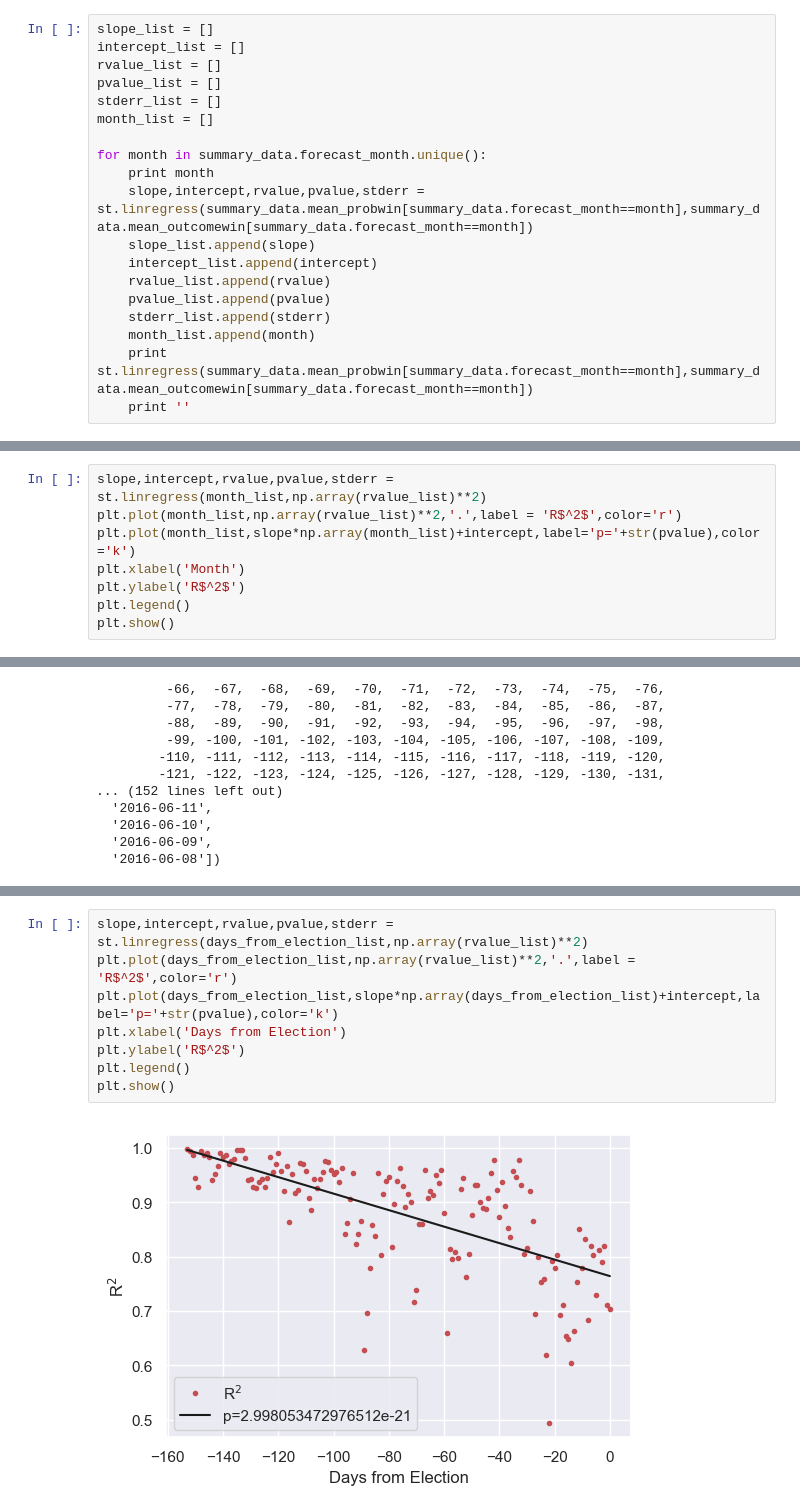
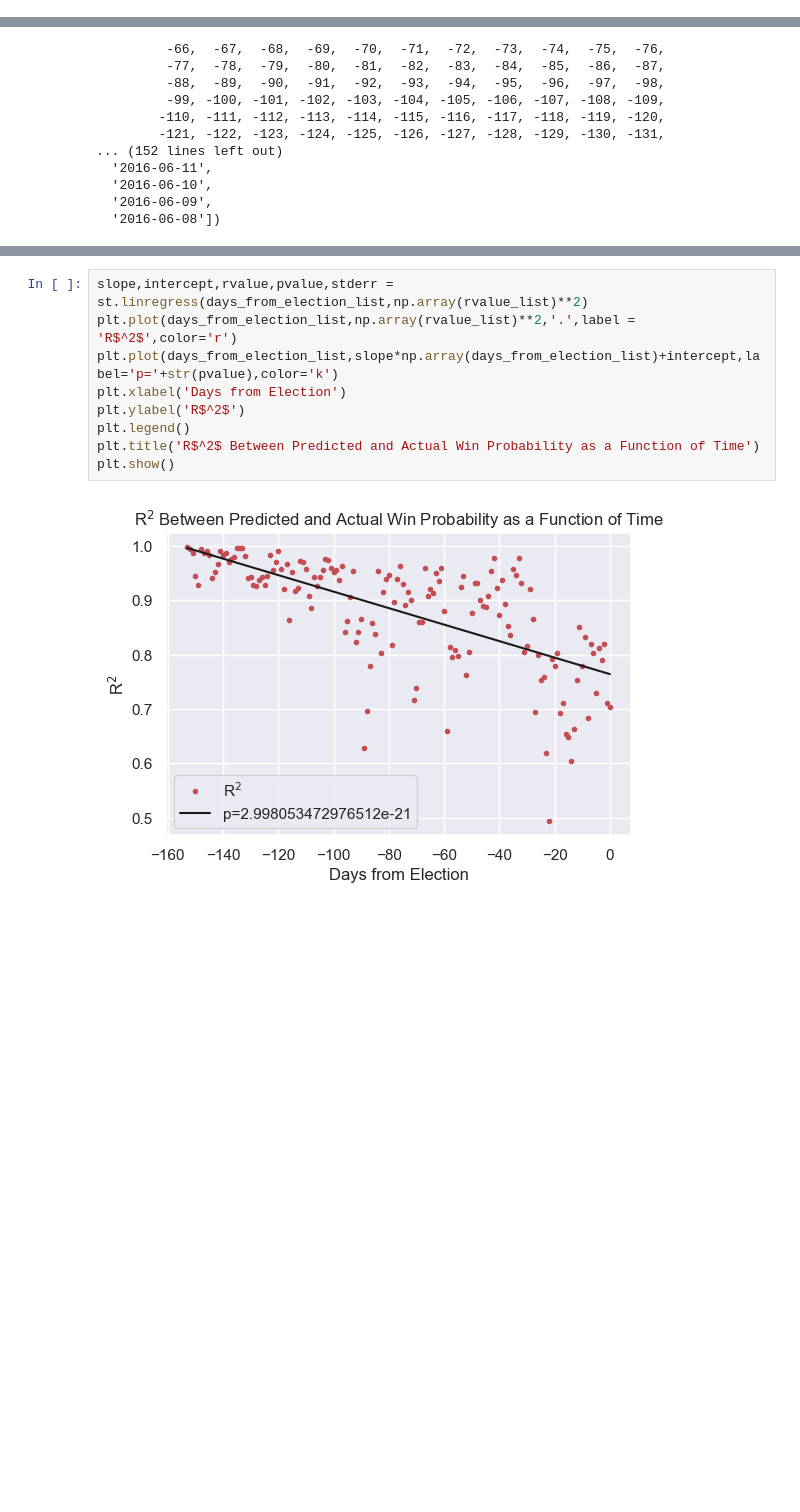
Before and after one commit to davidasiegel/Nate_Silver_Presidential_Elections, a Jupyter notebook: election_nate_silver.ipynb, the cells around one changed output, grey strips where cells are left out. Saved outputs shown, nothing was run; the diff lists cells and outputs as text; blank space fills up the shorter version.

```diff
--- a/election_nate_silver.ipynb
+++ b/election_nate_silver.ipynb
@@ -113,19 +43,0 @@ sns.relplot(x='mean_probwin',y='mean_outcomewin',hue='forecast_month',data=summa
-# %%
-slope_list = []
-intercept_list = []
-rvalue_list = []
-pvalue_list = []
-stderr_list = []
-month_list = []
-
-for month in summary_data.forecast_month.unique():
-    print month
-    slope,intercept,rvalue,pvalue,stderr = st.linregress(summary_data.mean_probwin[summary_data.forecast_month==month],summary_data.mean_outcomewin[summary_data.forecast_month==month])
-    slope_list.append(slope)
-    intercept_list.append(intercept)
-    rvalue_list.append(rvalue)
-    pvalue_list.append(pvalue)
-    stderr_list.append(stderr)
-    month_list.append(month)
-    print st.linregress(summary_data.mean_probwin[summary_data.forecast_month==month],summary_data.mean_outcomewin[summary_data.forecast_month==month])
-    print ''
@@ -150,8 +43,0 @@ LinregressResult(slope=1.0053705967937128, intercept=-8.545978728685677e-05, rva
-# %%
-slope,intercept,rvalue,pvalue,stderr = st.linregress(month_list,np.array(rvalue_list)**2)
-plt.plot(month_list,np.array(rvalue_list)**2,'.',label = 'R$^2$',color='r')
-plt.plot(month_list,slope*np.array(month_list)+intercept,label='p='+str(pvalue),color='k')
-plt.xlabel('Month')
-plt.ylabel('R$^2$')
-plt.legend()
-plt.show()
@@ -288,10 +178,11 @@ days_from_election_list,date_list
 # %%
 slope,intercept,rvalue,pvalue,stderr = st.linregress(days_from_election_list,np.array(rvalue_list)**2)
 plt.plot(days_from_election_list,np.array(rvalue_list)**2,'.',label = 'R$^2$',color='r')
 plt.plot(days_from_election_list,slope*np.array(days_from_election_list)+intercept,label='p='+str(pvalue),color='k')
 plt.xlabel('Days from Election')
 plt.ylabel('R$^2$')
 plt.legend()
+plt.title('R$^2$ Between Predicted and Actual Win Probability as a Function of Time')
 plt.show()
 # %% [output]
-[figure, old version]
+[figure, new version]
```
Also changed, not shown: parts of 8 cells of this notebook.
